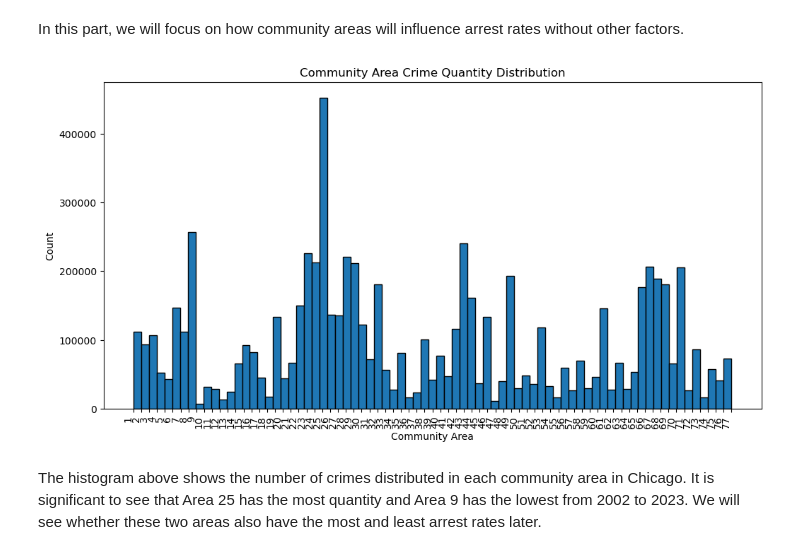
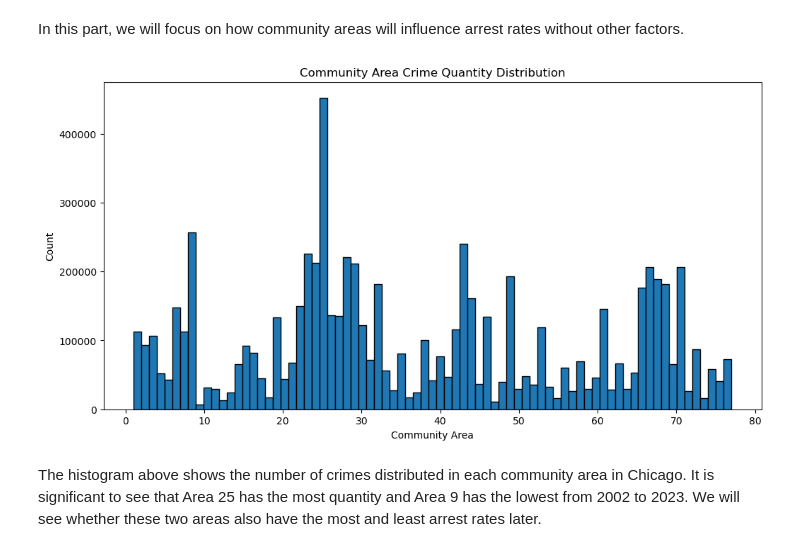
Before and after one commit to XingyuWang06/ECO225Project, a Jupyter notebook: Project1.ipynb, the cells around one changed output. Cells and saved outputs as stored; diff of their text form; code cells hidden in the pictures.

```diff
--- a/Project1.ipynb
+++ b/Project1.ipynb
@@ -204,16 +206,15 @@ In this part, we will focus on how community areas will influence arrest rates w
 # %%
 area_counts = chicago_crime_clean['Community Area'].value_counts()
 
 # Create a histogram
 plt.figure(figsize=(12, 6))
 plt.hist(chicago_crime_clean['Community Area'], bins=len(area_counts), edgecolor='black')
 plt.title('Community Area Crime Quantity Distribution')
 plt.xlabel('Community Area')
 plt.ylabel('Count')
-plt.xticks(sorted(chicago_crime_clean['Community Area'].unique()), rotation=90, ha='right')
 plt.show()
 # %% [output]
-[figure, old version]
+[figure, new version]
 # %% [markdown]
 The histogram above shows the number of crimes distributed in each community area in Chicago. It is significant to see that Area 25 has the most quantity and Area 9 has the lowest from 2002 to 2023. We will see whether these two areas also have the most and least arrest rates later.
 # %%
```
Also changed, not shown: parts of 28 cells of this notebook.
